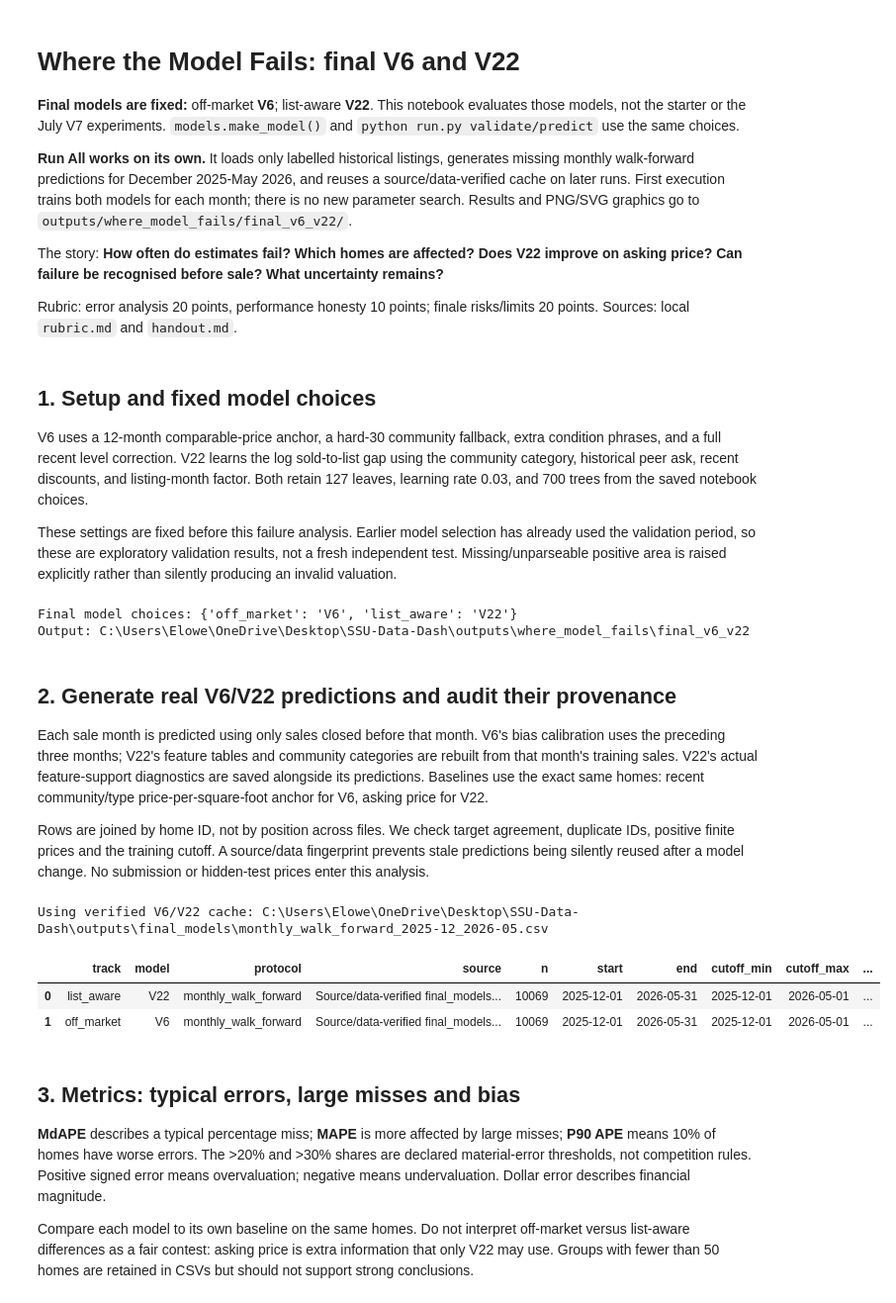
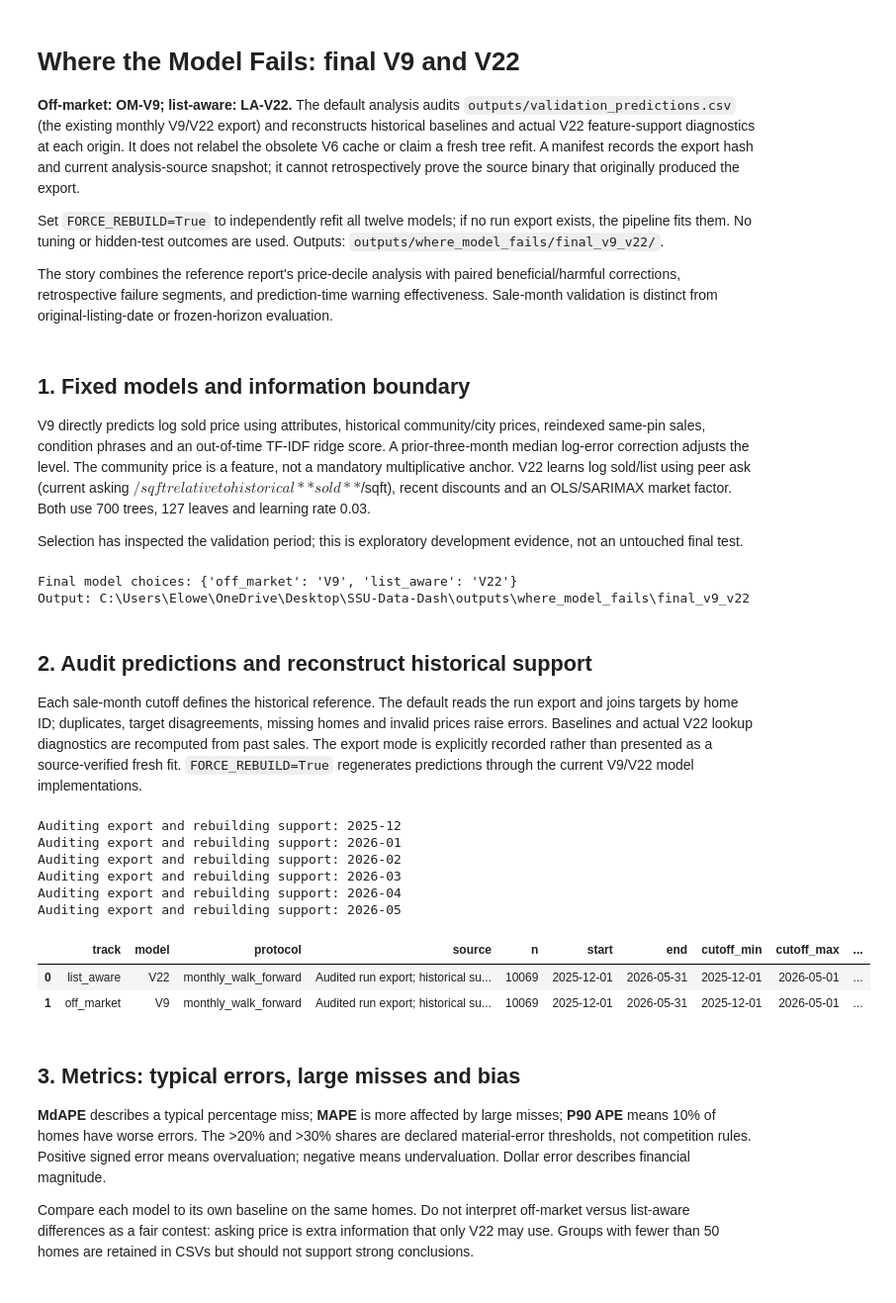
Before and after one commit to phuonganhdangamy/SSU-Data-Dash, a Jupyter notebook: notebooks/where_model_fails.ipynb, the cells around one changed output. Shown at 99% size. Drawn from its saved outputs; the diff is of its cells as text; code cells hidden in the pictures.

Commit message:
Update V9 V22 report and failure analysis

```diff
--- a/notebooks/where_model_fails.ipynb
+++ b/notebooks/where_model_fails.ipynb
@@ -1,19 +1,17 @@
 # %% [markdown]
-# Where the Model Fails: final V6 and V22
+# Where the Model Fails: final V9 and V22
 
-**Final models are fixed:** off-market **V6**; list-aware **V22**. This notebook evaluates those models, not the starter or the July V7 experiments. `models.make_model()` and `python run.py validate/predict` use the same choices.
+**Off-market: OM-V9; list-aware: LA-V22.** The default analysis audits `outputs/validation_predictions.csv` (the existing monthly V9/V22 export) and reconstructs historical baselines and actual V22 feature-support diagnostics at each origin. It does not relabel the obsolete V6 cache or claim a fresh tree refit. A manifest records the export hash and current analysis-source snapshot; it cannot retrospectively prove the source binary that originally produced the export.
 
-**Run All works on its own.** It loads only labelled historical listings, generates missing monthly walk-forward predictions for December 2025-May 2026, and reuses a source/data-verified cache on later runs. First execution trains both models for each month; there is no new parameter search. Results and PNG/SVG graphics go to `outputs/where_model_fails/final_v6_v22/`.
+Set `FORCE_REBUILD=True` to independently refit all twelve models; if no run export exists, the pipeline fits them. No tuning or hidden-test outcomes are used. Outputs: `outputs/where_model_fails/final_v9_v22/`.
 
-The story: **How often do estimates fail? Which homes are affected? Does V22 improve on asking price? Can failure be recognised before sale? What uncertainty remains?**
-
-Rubric: error analysis 20 points, performance honesty 10 points; finale risks/limits 20 points. Sources: local `rubric.md` and `handout.md`.
+The story combines the reference report's price-decile analysis with paired beneficial/harmful corrections, retrospective failure segments, and prediction-time warning effectiveness. Sale-month validation is distinct from original-listing-date or frozen-horizon evaluation.
 # %% [markdown]
-## 1. Setup and fixed model choices
+## 1. Fixed models and information boundary
 
-V6 uses a 12-month comparable-price anchor, a hard-30 community fallback, extra condition phrases, and a full recent level correction. V22 learns the log sold-to-list gap using the community category, historical peer ask, recent discounts, and listing-month factor. Both retain 127 leaves, learning rate 0.03, and 700 trees from the saved notebook choices.
+V9 directly predicts log sold price using attributes, historical community/city prices, reindexed same-pin sales, condition phrases and an out-of-time TF-IDF ridge score. A prior-three-month median log-error correction adjusts the level. The community price is a feature, not a mandatory multiplicative anchor. V22 learns log sold/list using peer ask (current asking $/sqft relative to historical **sold** $/sqft), recent discounts and an OLS/SARIMAX market factor. Both use 700 trees, 127 leaves and learning rate 0.03.
 
-These settings are fixed before this failure analysis. Earlier model selection has already used the validation period, so these are exploratory validation results, not a fresh independent test. Missing/unparseable positive area is raised explicitly rather than silently producing an invalid valuation.
+Selection has inspected the validation period; this is exploratory development evidence, not an untouched final test.
 # %%
 from pathlib import Path
 import sys, os, json, warnings
@@ -28,64 +26,67 @@ if 'DATA_DIR' not in os.environ and (ROOT/'data/listings.parquet').exists():
     os.environ['DATA_DIR'] = str(ROOT/'data')
 import data
 from features import square_feet
-from final_validation import final_predictions, FINAL_MODELS
+from final_validation import final_predictions, exported_predictions, FINAL_MODELS
 from failure_visuals import overview, failure_segments, warning_dashboard, v22_paired_analysis, paired_columns, subgroup_table
-OUT = ROOT / 'outputs/where_model_fails/final_v6_v22'
+OUT = ROOT / 'outputs/where_model_fails/final_v9_v22'
 OUT.mkdir(parents=True, exist_ok=True)
 MIN_N, FAIL_PCT, SEVERE_PCT, SEED = 50, 20.0, 30.0, 42
 FORCE_REBUILD = False
 print('Final model choices:', FINAL_MODELS)
 print('Output:', OUT)
 # %% [output]
-Final model choices: {'off_market': 'V6', 'list_aware': 'V22'}
-Output: C:\Users\Elowe\OneDrive\Desktop\SSU-Data-Dash\outputs\where_model_fails\final_v6_v22
+Final model choices: {'off_market': 'V9', 'list_aware': 'V22'}
+Output: C:\Users\Elowe\OneDrive\Desktop\SSU-Data-Dash\outputs\where_model_fails\final_v9_v22
 # %% [markdown]
-## 2. Generate real V6/V22 predictions and audit their provenance
+## 2. Audit predictions and reconstruct historical support
 
-Each sale month is predicted using only sales closed before that month. V6's bias calibration uses the preceding three months; V22's feature tables and community categories are rebuilt from that month's training sales. V22's actual feature-support diagnostics are saved alongside its predictions. Baselines use the exact same homes: recent community/type price-per-square-foot anchor for V6, asking price for V22.
-
-Rows are joined by home ID, not by position across files. We check target agreement, duplicate IDs, positive finite prices and the training cutoff. A source/data fingerprint prevents stale predictions being silently reused after a model change. No submission or hidden-test prices enter this analysis.
+Each sale-month cutoff defines the historical reference. The default reads the run export and joins targets by home ID; duplicates, target disagreements, missing homes and invalid prices raise errors. Baselines and actual V22 lookup diagnostics are recomputed from past sales. The export mode is explicitly recorded rather than presented as a source-verified fresh fit. `FORCE_REBUILD=True` regenerates predictions through the current V9/V22 model implementations.
 # %%
 listings = data.load('listings').copy()
 assert not listings['ml_num'].duplicated().any()
 assert listings['date_sold'].max() < pd.Timestamp('2026-06-01')
-pred = final_predictions(listings, force=FORCE_REBUILD)
-assert set(pred['model']) == {'V6', 'V22'}
-assert pred.loc[pred.track.eq('off_market'),'model'].eq('V6').all()
+pred = final_predictions(listings, output_dir=OUT, force=True) if FORCE_REBUILD else exported_predictions(listings, output_dir=OUT)
+assert set(pred['model']) == {'V9', 'V22'}
+assert pred.loc[pred.track.eq('off_market'),'model'].eq('V9').all()
 assert pred.loc[pred.track.eq('list_aware'),'model'].eq('V22').all()
-pred['source'] = 'Source/data-verified final_models cache'
+pred['source'] = 'Fresh source-fingerprinted refit' if FORCE_REBUILD else 'Audited run export; historical support rebuilt'
 KEYS = ['track','model','protocol','source']
 assert not pred.duplicated(KEYS+['ml_num']).any()
 for col in ['sold_price','predicted_price','baseline_price']:
     assert np.isfinite(pred[col]).all() and pred[col].gt(0).all(), col
 pred['fit_cutoff'] = pd.to_datetime(pred['fit_cutoff'])
 meta_cols = ['ml_num','sold_price','date_sold','date_listed','house_type_name','community',
              'municipality','house_area','list_price','bedrooms','washrooms','latitude','longitude','remarks']
 meta = listings[meta_cols].rename(columns={'sold_price':'actual_price'})
 df = pred.drop(columns=['house_type_name','month'],errors='ignore').merge(meta,on='ml_num',how='left',validate='many_to_one',indicator=True)
 assert df['_merge'].eq('both').all()
 assert np.allclose(df.sold_price,df.actual_price,rtol=0,atol=.01)
 assert df.date_sold.ge(df.fit_cutoff).all()
 df['month'] = df.date_sold.dt.strftime('%Y-%m')
 df['horizon'] = (df.date_sold.dt.year-df.fit_cutoff.dt.year)*12+df.date_sold.dt.month-df.fit_cutoff.dt.month+1
 df['signed_pct'] = 100*(df.predicted_price/df.sold_price-1)
 df['ape'] = df.signed_pct.abs()
 df['dollar_error'] = (df.predicted_price-df.sold_price).abs()
 df['large_error'] = df.ape.gt(FAIL_PCT)
 df['square_feet'] = square_feet(df.house_area)
 df['price_band'] = pd.cut(df.sold_price,[0,500000,750000,1000000,1500000,2000000,np.inf],
     labels=['<500k','500-750k','750k-1m','1-1.5m','1.5-2m','2m+'],right=False)
 df['listed_before_fit'] = df.date_listed.lt(df.fit_cutoff)
 df = paired_columns(df)
 provenance=df.groupby(KEYS).agg(n=('ml_num','size'),start=('date_sold','min'),end=('date_sold','max'),
     cutoff_min=('fit_cutoff','min'),cutoff_max=('fit_cutoff','max'),listed_before_fit_rate=('listed_before_fit','mean')).reset_index()
 display(provenance)
 provenance.to_csv(OUT/'provenance.csv',index=False)
 # %% [output]
-Using verified V6/V22 cache: C:\Users\Elowe\OneDrive\Desktop\SSU-Data-Dash\outputs\final_models\monthly_walk_forward_2025-12_2026-05.csv
+Auditing export and rebuilding support: 2025-12
+Auditing export and rebuilding support: 2026-01
+Auditing export and rebuilding support: 2026-02
+Auditing export and rebuilding support: 2026-03
+Auditing export and rebuilding support: 2026-04
+Auditing export and rebuilding support: 2026-05
 |  | track | model | protocol | source | n | start | end | cutoff_min | cutoff_max | ... |
-| 0 | list_aware | V22 | monthly_walk_forward | Source/data-verified final_models... | 10069 | 2025-12-01 | 2026-05-31 | 2025-12-01 | 2026-05-01 | ... |
-| 1 | off_market | V6 | monthly_walk_forward | Source/data-verified final_models... | 10069 | 2025-12-01 | 2026-05-31 | 2025-12-01 | 2026-05-01 | ... |
+| 0 | list_aware | V22 | monthly_walk_forward | Audited run export; historical su... | 10069 | 2025-12-01 | 2026-05-31 | 2025-12-01 | 2026-05-01 | ... |
+| 1 | off_market | V9 | monthly_walk_forward | Audited run export; historical su... | 10069 | 2025-12-01 | 2026-05-31 | 2025-12-01 | 2026-05-01 | ... |
 # %% [markdown]
 ## 3. Metrics: typical errors, large misses and bias
 
```
Also changed, not shown: parts of 13 cells of this notebook, 2 other files.
